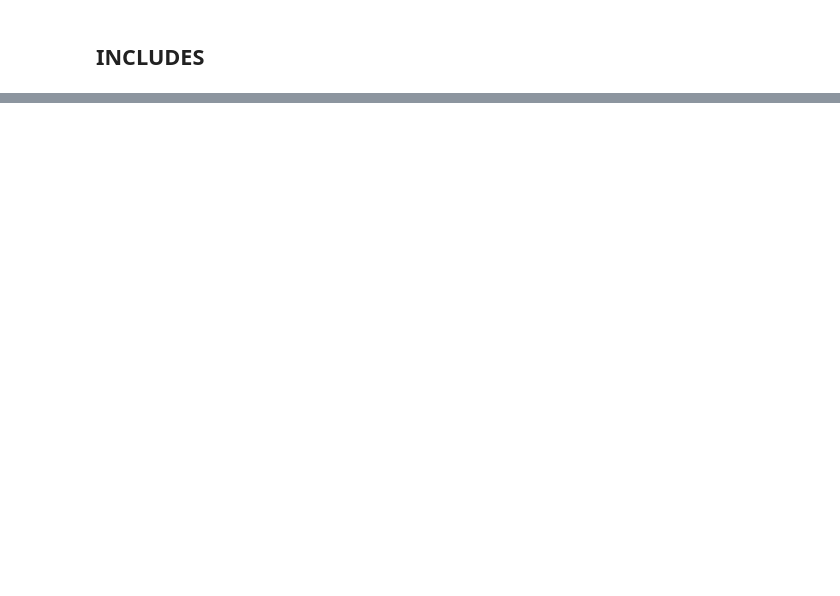
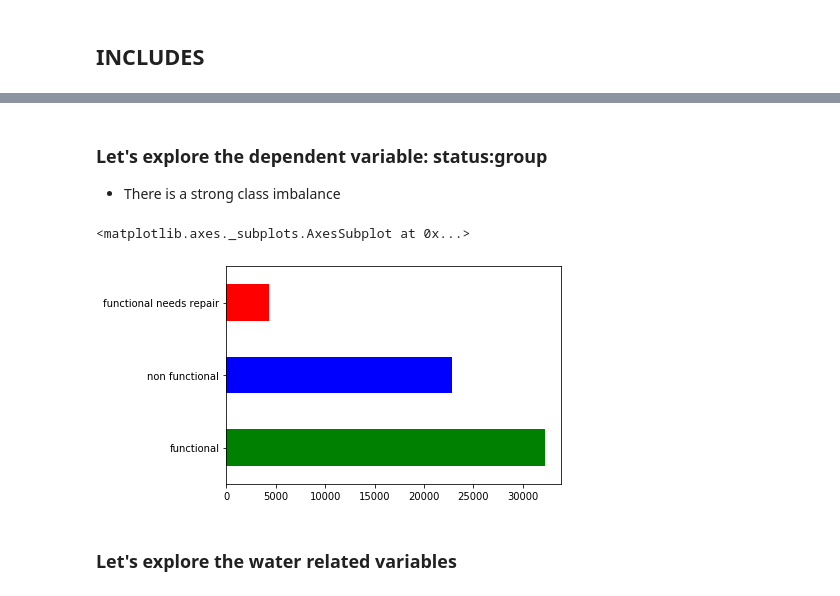
Before and after one commit to Nell87/Water-Pumps-Competition, a Jupyter notebook: water_pumps_comp.ipynb, the cells around one changed output, grey strips where cells are left out. Cells and saved outputs as stored; diff of their text form; code cells hidden in the pictures; blank space fills up the shorter version.

```diff
--- a/water_pumps_comp.ipynb
+++ b/water_pumps_comp.ipynb
@@ -3,11 +71,9 @@
 # %%
-# Import libraries
-import pandas as pd
-import os
-
+# Setting a relative path
 os.getcwd()
 
-# Import datasets
-data = pd.read_csv("data/training.csv")
+# Importing datasets
+data = pd.read_csv("data/training.csv",parse_dates=["date_recorded"])
 data_labels = pd.read_csv("data/training_labels.csv")
-validation = pd.read_csv("data/validation.csv")
+data = data.merge(data_labels, on="id", how="left")
+validation = pd.read_csv("data/validation.csv",parse_dates=["date_recorded"])
@@ -15,0 +157,4 @@ FileNotFoundError: [Errno 2] File b'data/testing.csv' does not exist: b'data/tes
+# %%
+# List variables with type = object
+categorical_names = list(data.select_dtypes(include=['object']).columns)
+categorical_names
@@ -15,0 +179,12 @@ FileNotFoundError: [Errno 2] File b'data/testing.csv' does not exist: b'data/tes
+# %%
+# Replace values with less than 30 ocurrences
+for category in categorical_names:
+
+    levels_count = data[category].value_counts()
+    level_less30= levels_count[levels_count<30]
+    rows = data[category].isin(list(level_less30.keys()))
+    data.loc[rows,category] = 'Others'
+# %%
+# Transform objects into categorical variables
+data[categorical_names] = data[categorical_names].astype("category")
+data.dtypes
@@ -15,0 +233,12 @@ FileNotFoundError: [Errno 2] File b'data/testing.csv' does not exist: b'data/tes
+# %% [markdown]
+### Let's explore the dependent variable: status:group
+- There is a strong class imbalance
+# %%
+# Let's explore the distribution of the dependent variable.
+my_colors = ['g', 'b', 'r', 'k', 'y', 'm', 'c']  # green, blue, red, black, etc.
+data.status_group.value_counts().plot(kind="barh", color=my_colors)
+# %% [output]
+<matplotlib.axes._subplots.AxesSubplot at 0x...>
+[figure, added]
+# %% [markdown]
+### Let's explore the water related variables
```
Also changed, not shown: parts of 34 cells of this notebook.
